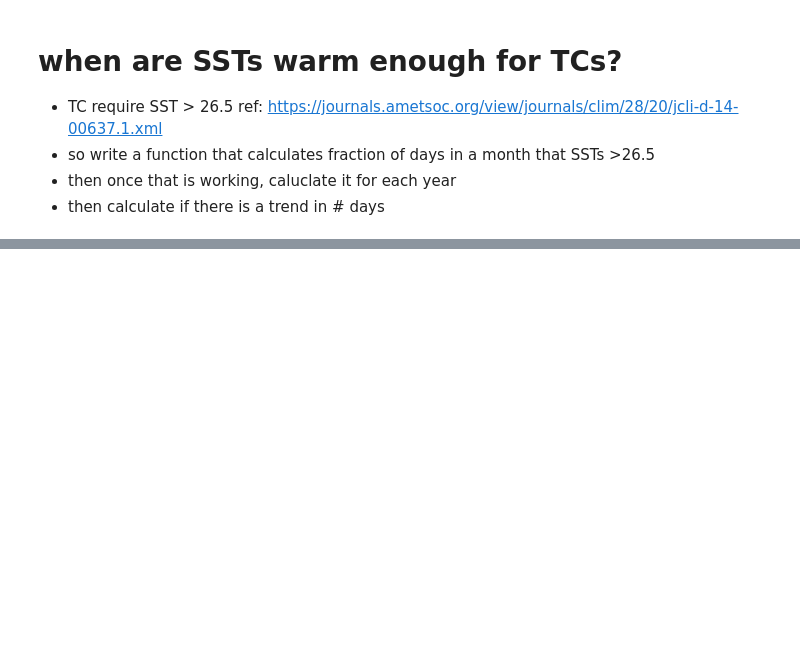
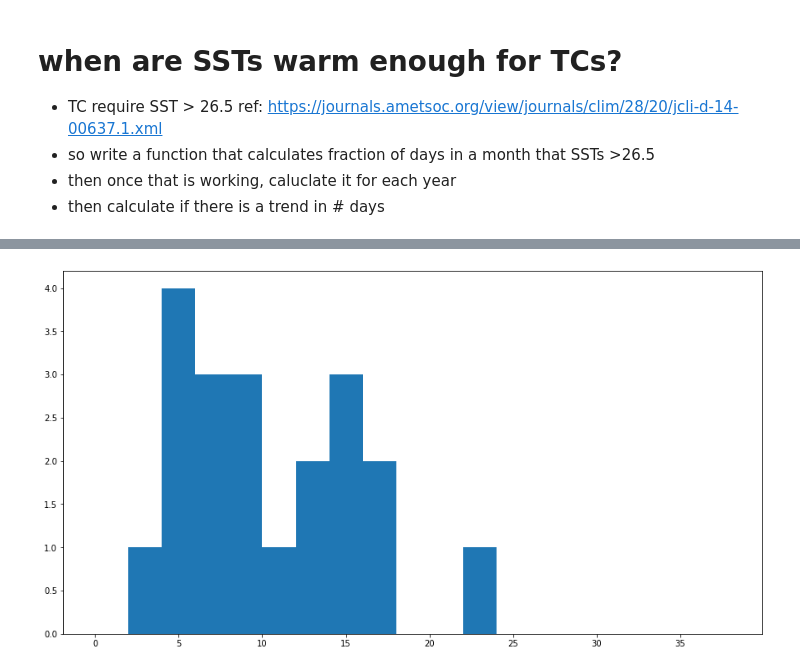
Before and after one commit to cgentemann/cloud_science, a Jupyter notebook: sst_science/SST_near_Korean_Typhoons.ipynb, the cells around one changed output, grey strips where cells are left out. Cells and saved outputs as stored; diff of their text form; code cells hidden in the pictures; blank space fills up the shorter version.

```diff
--- a/sst_science/SST_near_Korean_Typhoons.ipynb
+++ b/sst_science/SST_near_Korean_Typhoons.ipynb
@@ -670,0 +722,9 @@ ax.stock_img()
+# %%
+hh=[]
+for iyr in range(1980,2021):
+    sub = ds_storm.where((ds_storm.max_wind>50) & (ds_storm.yr==1980),drop=True)
+    h = plt.hist(sub.lat[:,0],bins=np.arange(0,40,2))
+    h1 = xr.DataArray(h[0]/sum(h[0]),coords={'lat':h[1][:-1]},dims=('lat'))
+    hh.append(h1)
+# %% [output]
+[figure, added]
```
Also changed, not shown: parts of 14 cells of this notebook, 18 other files.
